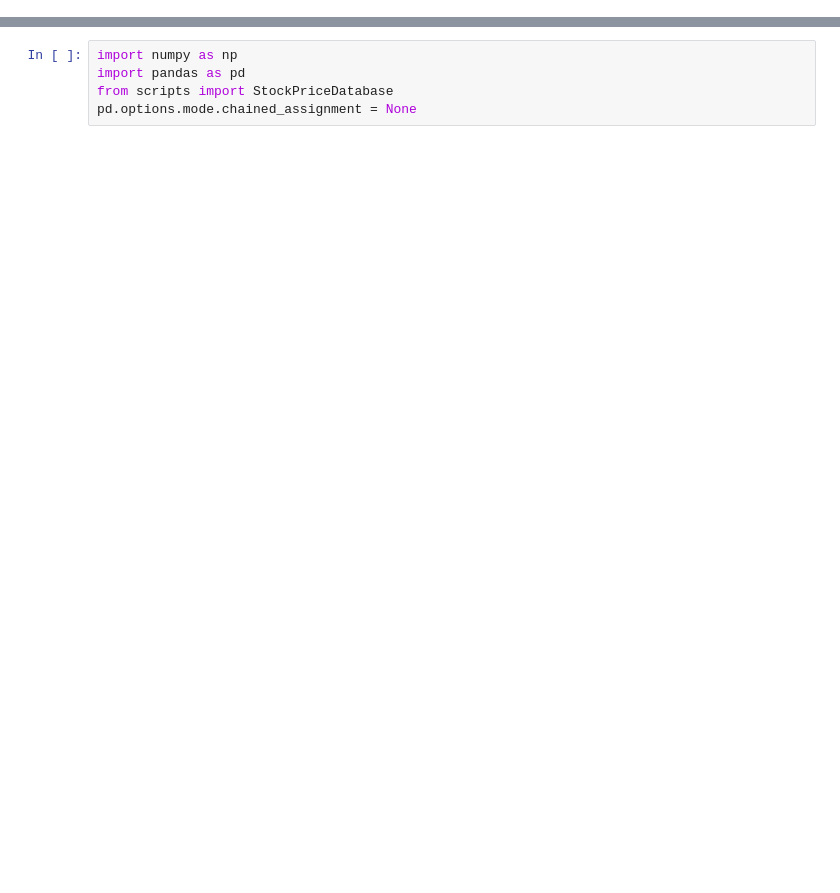
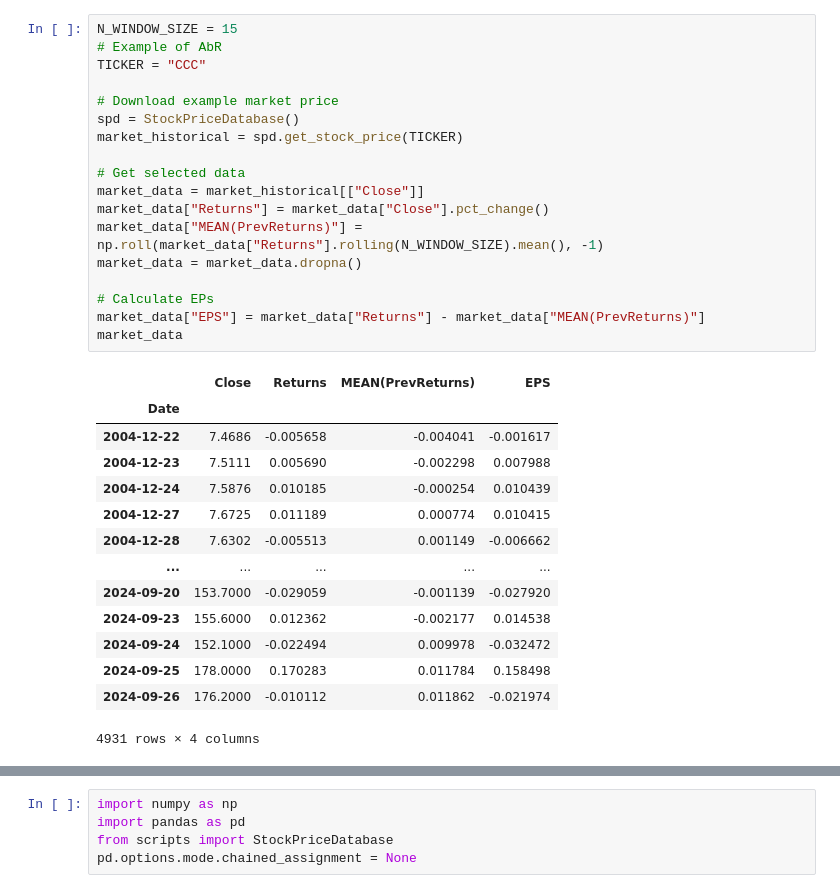
Before and after one commit to antonibezdzietny/FinancialReportsImpact, a Jupyter notebook: analysis/eventDetectionStockMarket.ipynb, the cells around one changed output, grey strips where cells are left out. Saved outputs shown, nothing was run; the diff lists cells and outputs as text; blank space fills up the shorter version.

```diff
--- a/analysis/eventDetectionStockMarket.ipynb
+++ b/analysis/eventDetectionStockMarket.ipynb
@@ -116,0 +117,33 @@ report_data[report_data["Ticker"] == TICKER]
+# %%
+N_WINDOW_SIZE = 15
+# Example of AbR
+TICKER = "CCC"
+
+# Download example market price
+spd = StockPriceDatabase()
+market_historical = spd.get_stock_price(TICKER)
+
+# Get selected data
+market_data = market_historical[["Close"]]
+market_data["Returns"] = market_data["Close"].pct_change()
+market_data["MEAN(PrevReturns)"] = np.roll(market_data["Returns"].rolling(N_WINDOW_SIZE).mean(), -1)
+market_data = market_data.dropna()
+
+# Calculate EPs
+market_data["EPS"] = market_data["Returns"] - market_data["MEAN(PrevReturns)"]
+market_data
+# %% [output]
+|  | Close | Returns | MEAN(PrevReturns) | EPS |
+| Date |  |  |  |  |
+| 2004-12-22 | 7.4686 | -0.005658 | -0.004041 | -0.001617 |
+| 2004-12-23 | 7.5111 | 0.005690 | -0.002298 | 0.007988 |
+| 2004-12-24 | 7.5876 | 0.010185 | -0.000254 | 0.010439 |
+| 2004-12-27 | 7.6725 | 0.011189 | 0.000774 | 0.010415 |
+| 2004-12-28 | 7.6302 | -0.005513 | 0.001149 | -0.006662 |
+| ... | ... | ... | ... | ... |
+| 2024-09-20 | 153.7000 | -0.029059 | -0.001139 | -0.027920 |
+| 2024-09-23 | 155.6000 | 0.012362 | -0.002177 | 0.014538 |
+| 2024-09-24 | 152.1000 | -0.022494 | 0.009978 | -0.032472 |
+| 2024-09-25 | 178.0000 | 0.170283 | 0.011784 | 0.158498 |
+| 2024-09-26 | 176.2000 | -0.010112 | 0.011862 | -0.021974 |
+4931 rows × 4 columns
```
Also changed, not shown: parts of 28 cells of this notebook, 2 other files.
